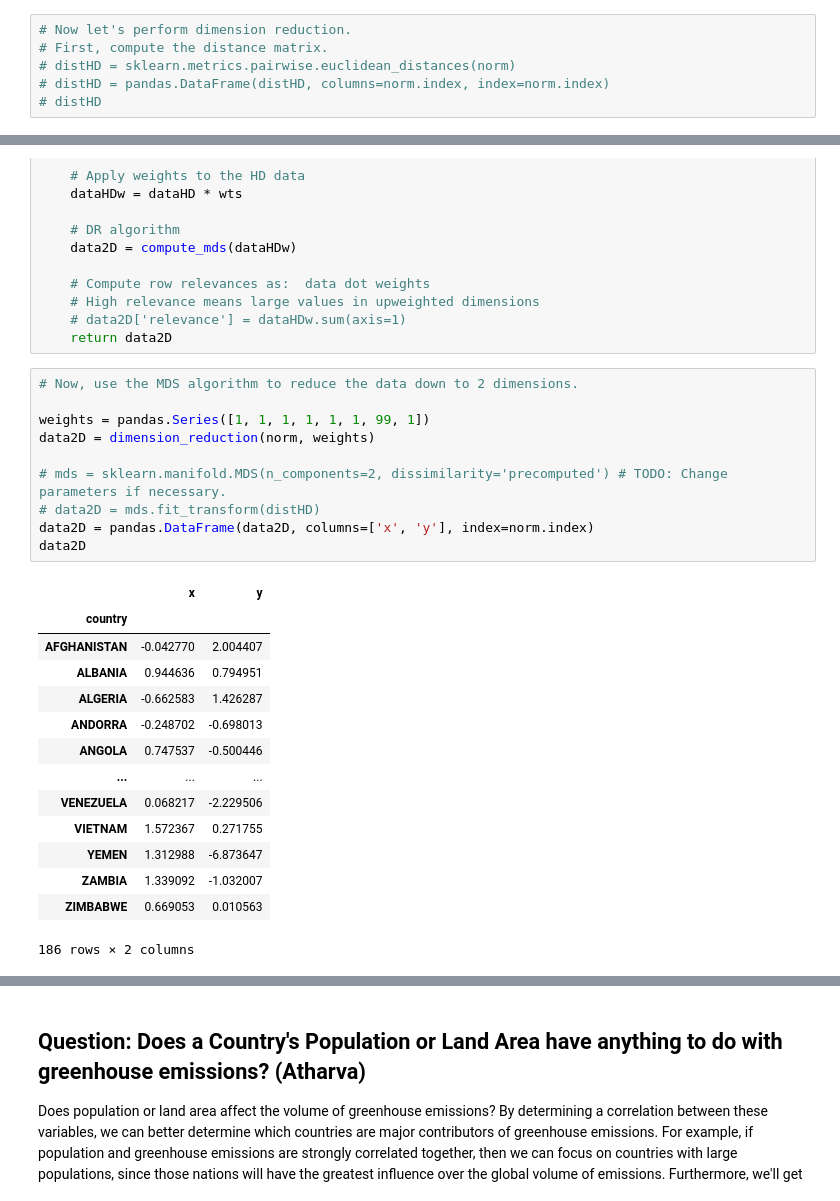
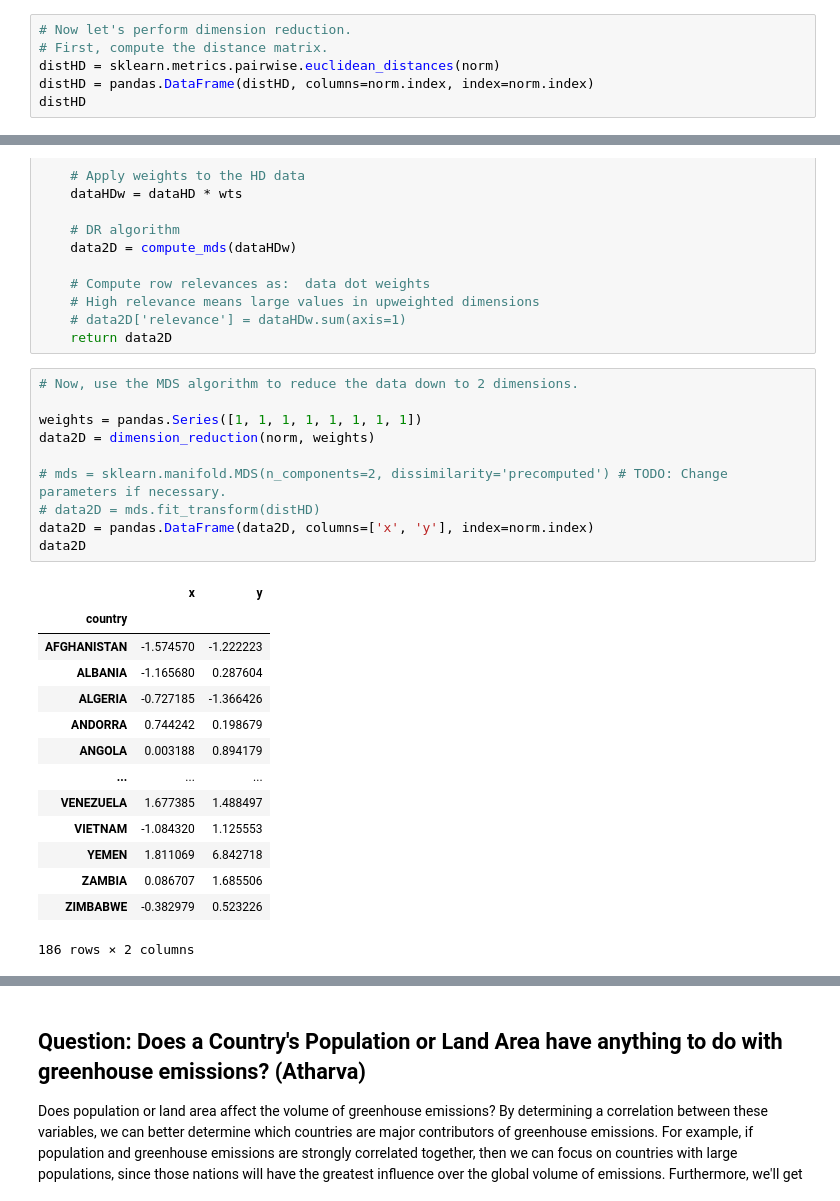
Before and after one commit to melotic/cs3654-project, a Jupyter notebook: Project3.ipynb, the cells around one changed output, grey strips where cells are left out. Cells and saved outputs as stored; diff of their text form.

```diff
--- a/Project3.ipynb
+++ b/Project3.ipynb
@@ -231,6 +234,6 @@ norm.head()
 # %%
 # Now let's perform dimension reduction.
 # First, compute the distance matrix.
-# distHD = sklearn.metrics.pairwise.euclidean_distances(norm)
-# distHD = pandas.DataFrame(distHD, columns=norm.index, index=norm.index)
-# distHD
+distHD = sklearn.metrics.pairwise.euclidean_distances(norm)
+distHD = pandas.DataFrame(distHD, columns=norm.index, index=norm.index)
+distHD
@@ -292,27 +310,27 @@ def dimension_reduction(dataHD, wts): # dataHD, wts -> data2D (pandas)
 # %%
 # Now, use the MDS algorithm to reduce the data down to 2 dimensions.
 
-weights = pandas.Series([1, 1, 1, 1, 1, 1, 99, 1])
+weights = pandas.Series([1, 1, 1, 1, 1, 1, 1, 1])
 data2D = dimension_reduction(norm, weights)
 
 # mds = sklearn.manifold.MDS(n_components=2, dissimilarity='precomputed') # TODO: Change parameters if necessary.
 # data2D = mds.fit_transform(distHD)
 data2D = pandas.DataFrame(data2D, columns=['x', 'y'], index=norm.index)
 data2D
 # %% [output]
 |  | x | y |
 | country |  |  |
-| AFGHANISTAN | -0.042770 | 2.004407 |
-| ALBANIA | 0.944636 | 0.794951 |
-| ALGERIA | -0.662583 | 1.426287 |
-| ANDORRA | -0.248702 | -0.698013 |
-| ANGOLA | 0.747537 | -0.500446 |
+| AFGHANISTAN | -1.574570 | -1.222223 |
+| ALBANIA | -1.165680 | 0.287604 |
+| ALGERIA | -0.727185 | -1.366426 |
+| ANDORRA | 0.744242 | 0.198679 |
+| ANGOLA | 0.003188 | 0.894179 |
 | ... | ... | ... |
-| VENEZUELA | 0.068217 | -2.229506 |
-| VIETNAM | 1.572367 | 0.271755 |
-| YEMEN | 1.312988 | -6.873647 |
-| ZAMBIA | 1.339092 | -1.032007 |
-| ZIMBABWE | 0.669053 | 0.010563 |
+| VENEZUELA | 1.677385 | 1.488497 |
+| VIETNAM | -1.084320 | 1.125553 |
+| YEMEN | 1.811069 | 6.842718 |
+| ZAMBIA | 0.086707 | 1.685506 |
+| ZIMBABWE | -0.382979 | 0.523226 |
 186 rows × 2 columns
 # %%
 ## Plot the 2D data
```
Also changed, not shown: parts of 60 cells of this notebook.
